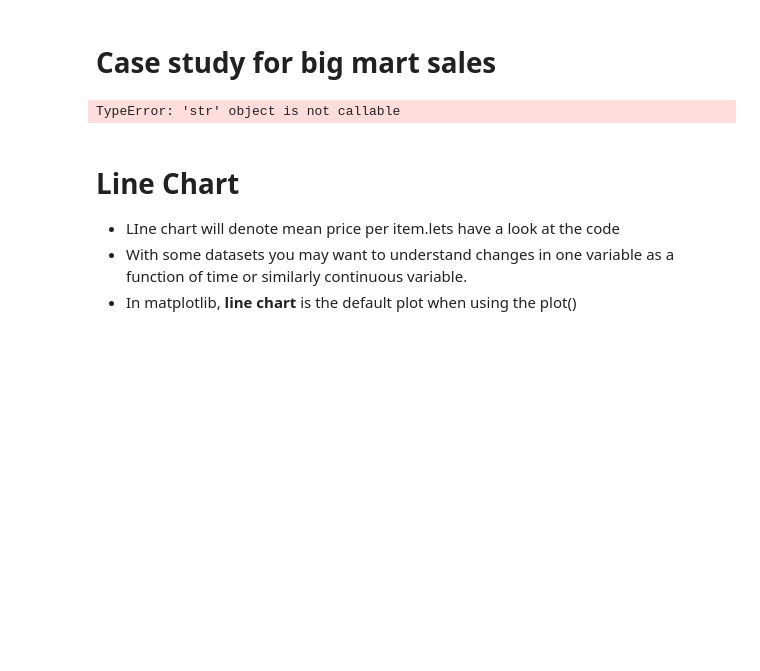
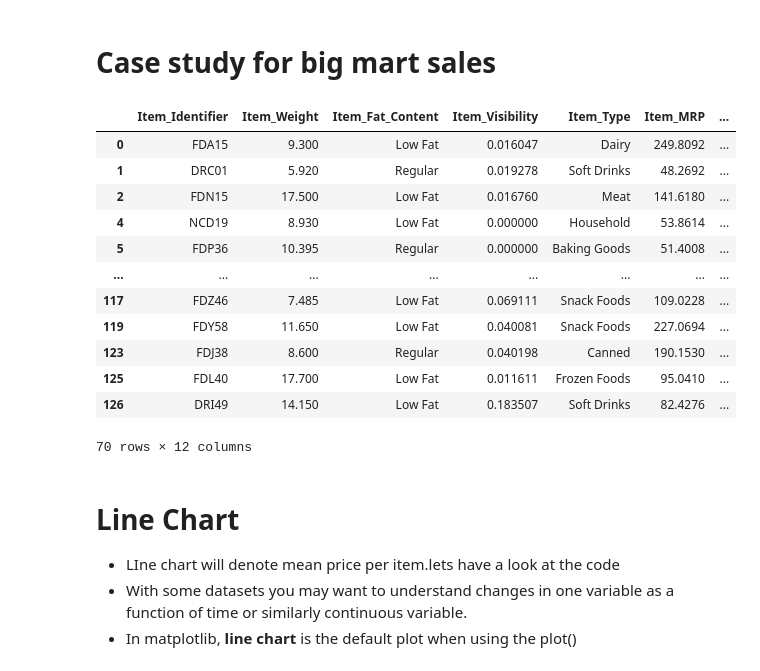
Before and after one commit to peterwainah/Data_analysi, a Jupyter notebook: Data Visualization .ipynb, the cells around one changed output. Cells and saved outputs as stored; diff of their text form; code cells hidden in the pictures; blank space fills up the shorter version.

```diff
--- a/Data Visualization .ipynb
+++ b/Data Visualization .ipynb
@@ -125,11 +125,23 @@ ax[1].set_xticklabels(labels=['p1','p2','p3','p4']);
 # %%
 # read data set
 Bm = pd.read_csv('data/bigmart_data.csv')
 # drop null values
 Bm = Bm.dropna(how="any")
-Bm.head()
+Bm.head(70)
 # %% [output]
+|  | Item_Identifier | Item_Weight | Item_Fat_Content | Item_Visibility | Item_Type | Item_MRP | ... |
+| 0 | FDA15 | 9.300 | Low Fat | 0.016047 | Dairy | 249.8092 | ... |
+| 1 | DRC01 | 5.920 | Regular | 0.019278 | Soft Drinks | 48.2692 | ... |
+| 2 | FDN15 | 17.500 | Low Fat | 0.016760 | Meat | 141.6180 | ... |
+| 4 | NCD19 | 8.930 | Low Fat | 0.000000 | Household | 53.8614 | ... |
+| 5 | FDP36 | 10.395 | Regular | 0.000000 | Baking Goods | 51.4008 | ... |
+| ... | ... | ... | ... | ... | ... | ... | ... |
+| 117 | FDZ46 | 7.485 | Low Fat | 0.069111 | Snack Foods | 109.0228 | ... |
+| 119 | FDY58 | 11.650 | Low Fat | 0.040081 | Snack Foods | 227.0694 | ... |
+| 123 | FDJ38 | 8.600 | Regular | 0.040198 | Canned | 190.1530 | ... |
+| 125 | FDL40 | 17.700 | Low Fat | 0.011611 | Frozen Foods | 95.0410 | ... |
+| 126 | DRI49 | 14.150 | Low Fat | 0.183507 | Soft Drinks | 82.4276 | ... |
-TypeError: 'str' object is not callable
+70 rows × 12 columns
 # %% [markdown]
 # Line Chart
 * LIne chart will denote mean price per item.lets have a look at the code
```
Also changed, not shown: 1 other file.
